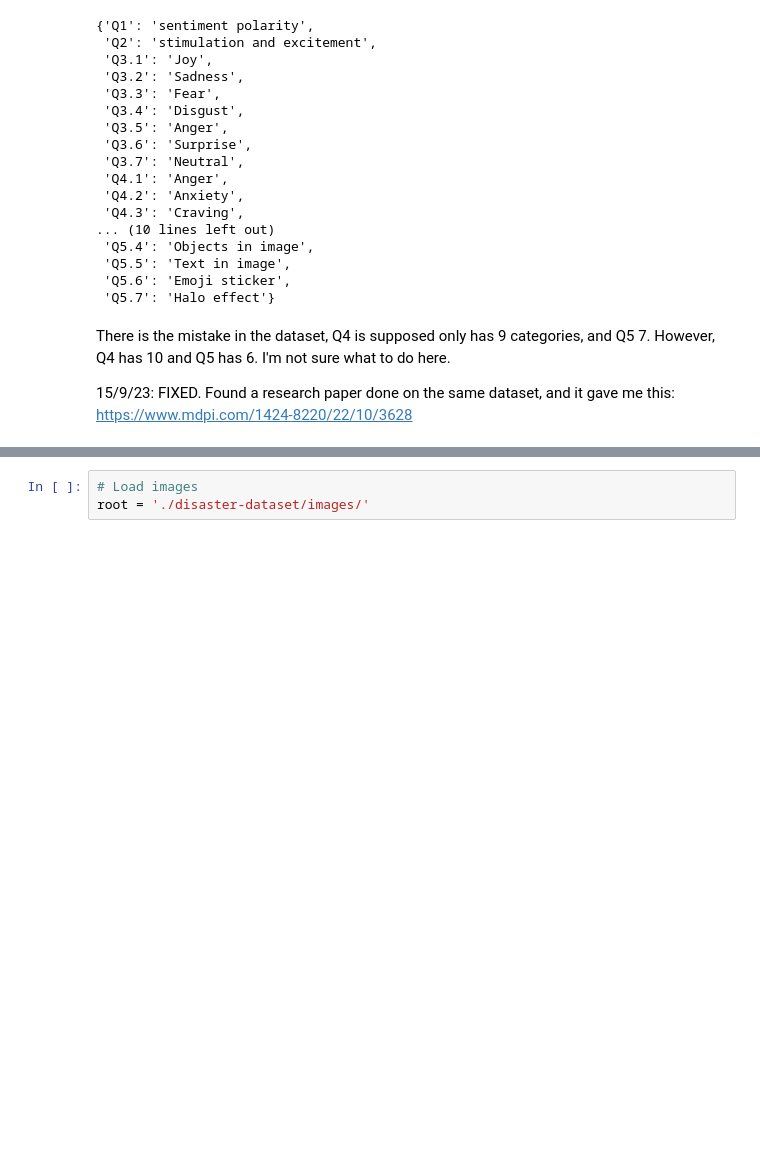
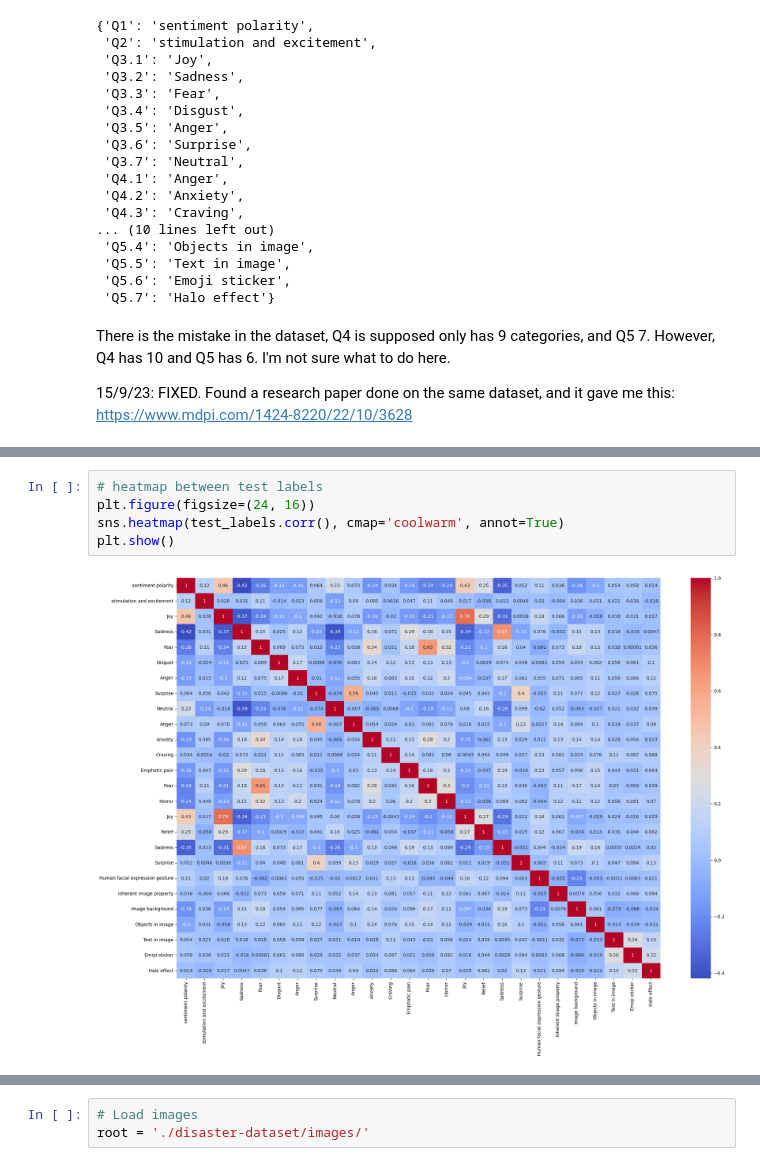
Before and after one commit to projectayre/ayre, a Jupyter notebook: sentiment-analysis/sentiment-experimentation.ipynb, the cells around one changed output, grey strips where cells are left out. Saved outputs shown, nothing was run; the diff lists cells and outputs as text; blank space fills up the shorter version.

```diff
--- a/sentiment-analysis/sentiment-experimentation.ipynb
+++ b/sentiment-analysis/sentiment-experimentation.ipynb
@@ -120,0 +134,7 @@ plt.show()
+# %%
+# heatmap between test labels
+plt.figure(figsize=(24, 16))
+sns.heatmap(test_labels.corr(), cmap='coolwarm', annot=True)
+plt.show()
+# %% [output]
+[figure, added]
```
Also changed, not shown: parts of 10 cells of this notebook.
